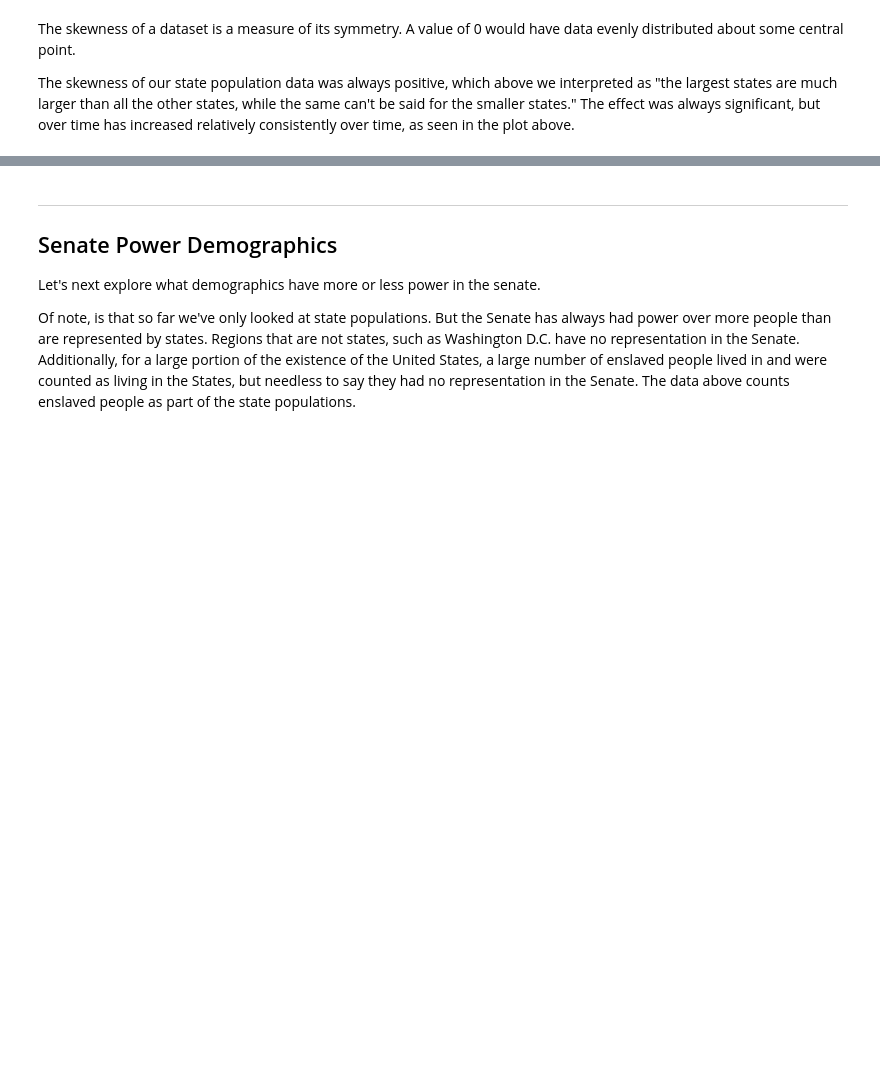
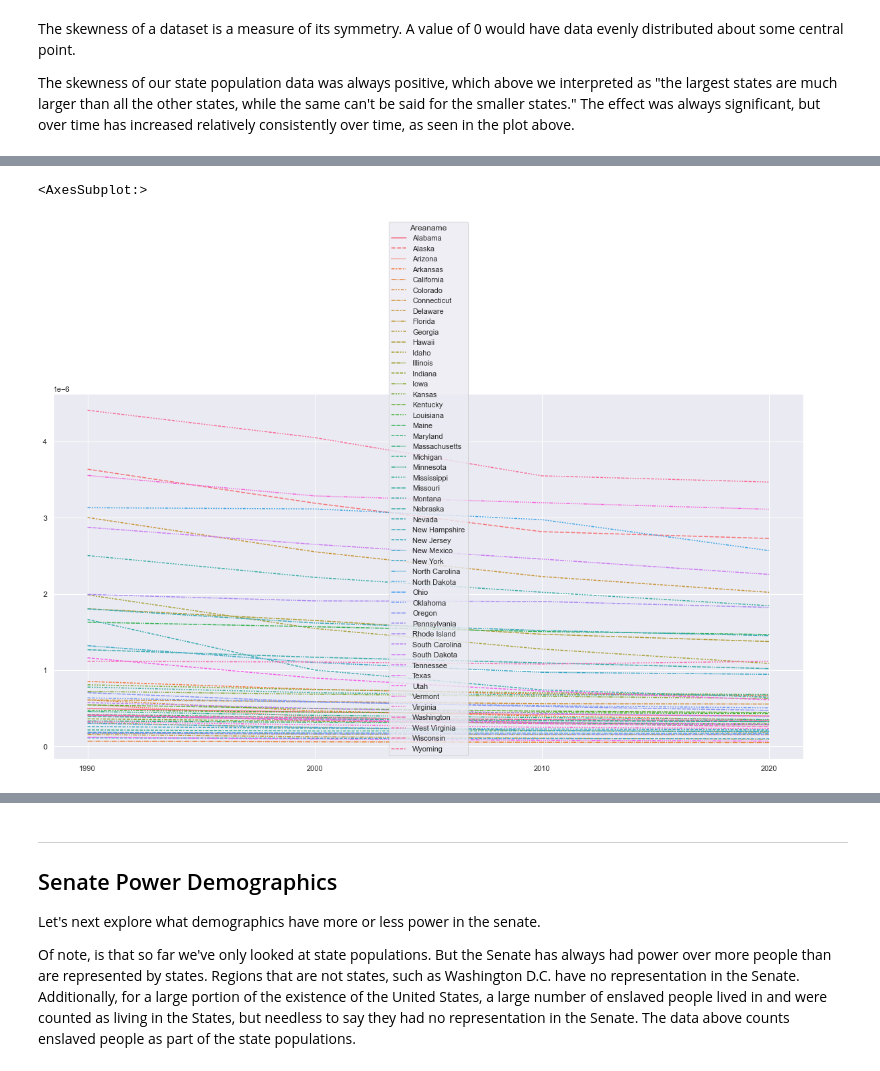
Before and after one commit to philmann7/senate-power, a Jupyter notebook: senate_inequality.ipynb, the cells around one changed output, grey strips where cells are left out. Cells and saved outputs as stored; diff of their text form; code cells hidden in the pictures; blank space fills up the shorter version.

Commit message:
added a measure of senate power per citizen

```diff
--- a/senate_inequality.ipynb
+++ b/senate_inequality.ipynb
@@ -436,0 +445,8 @@ The skewness of our state population data was always positive, which above we in
+# %%
+# plot senators per (scaled) person
+plt.figure(figsize=(20,10))
+senate_power_df = state_populations.loc[:,:'2020'].applymap(lambda x: 2/x)
+sns.lineplot(data=senate_power_df[last_four].T)
+# %% [output]
+<AxesSubplot:>
+[figure, added]
```
Also changed, not shown: parts of 13 cells of this notebook.
